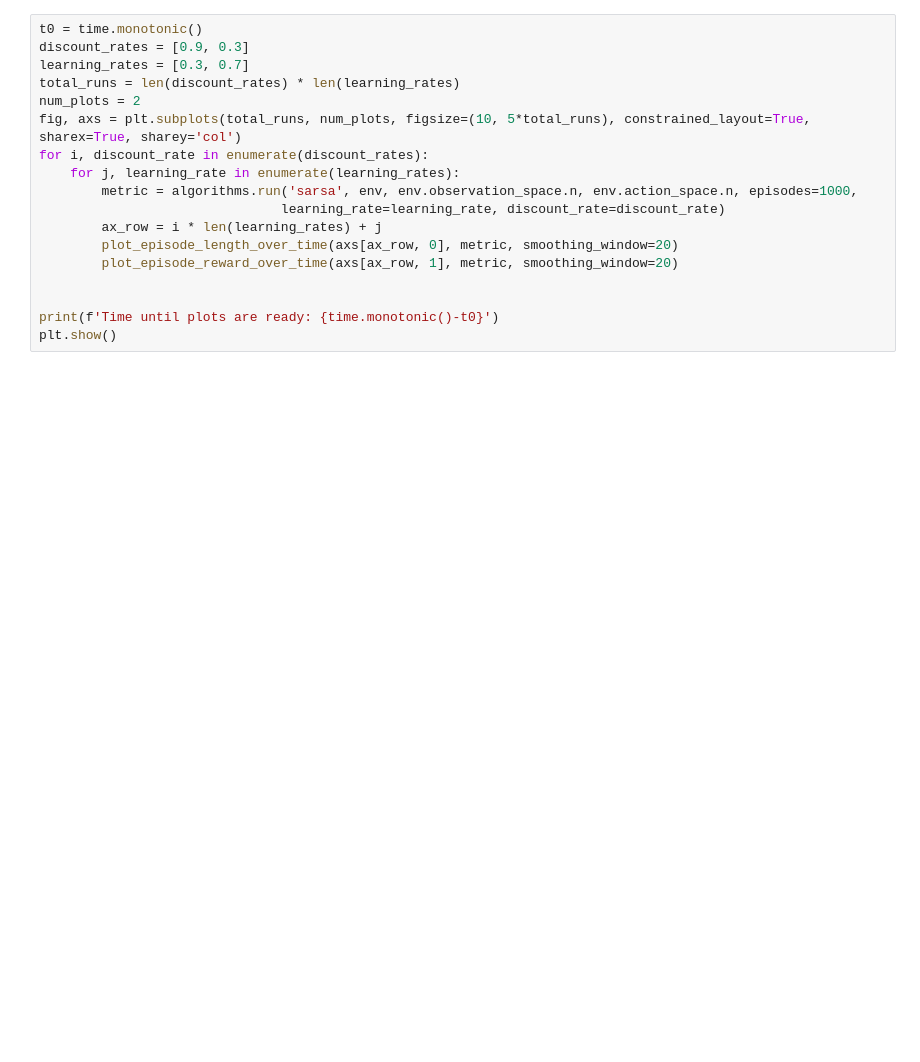
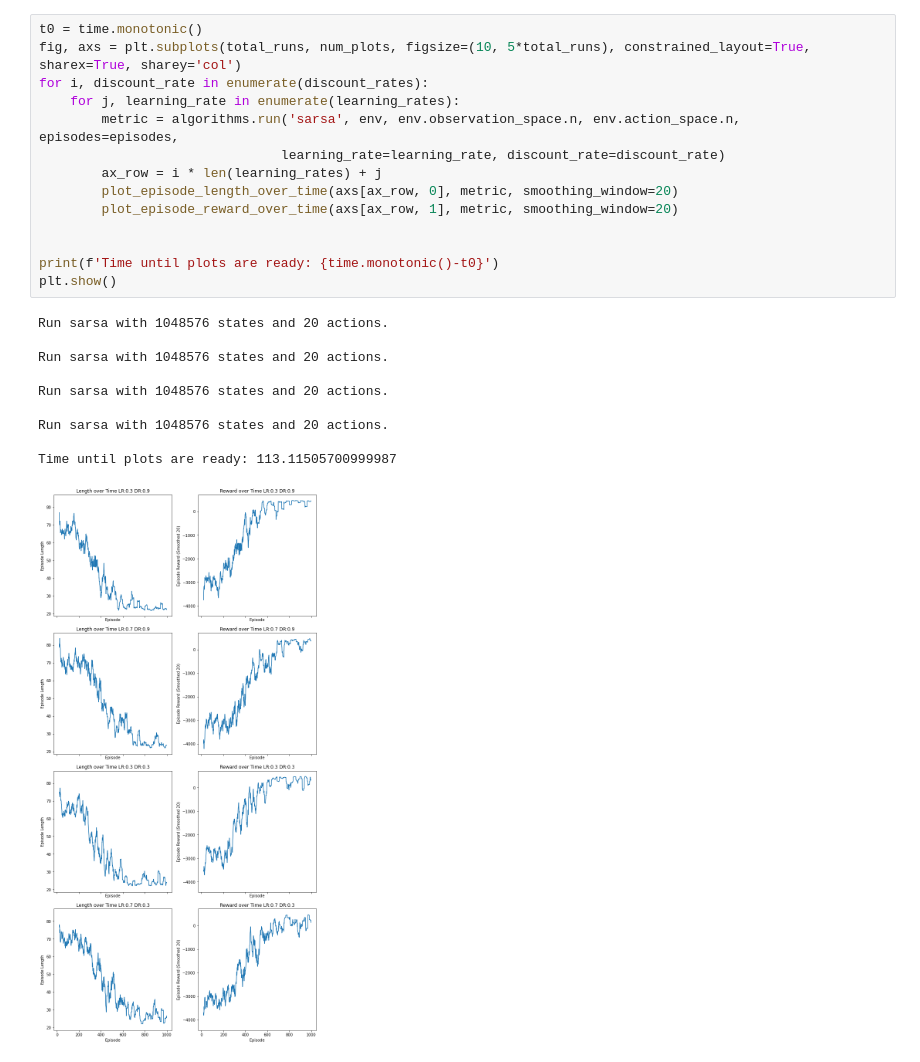
Before and after one commit to hpi-sam/rl-4-self-repair, a Jupyter notebook: qlearning_nb.ipynb, the cells around one changed output. Saved outputs shown, nothing was run; the diff lists cells and outputs as text; blank space fills up the shorter version.

```diff
--- a/qlearning_nb.ipynb
+++ b/qlearning_nb.ipynb
@@ -46,18 +54,25 @@ Run qlearning with 32 states and 5 actions.
 # %%
 t0 = time.monotonic()
-discount_rates = [0.9, 0.3]
-learning_rates = [0.3, 0.7]
-total_runs = len(discount_rates) * len(learning_rates)
-num_plots = 2
 fig, axs = plt.subplots(total_runs, num_plots, figsize=(10, 5*total_runs), constrained_layout=True, sharex=True, sharey='col')
 for i, discount_rate in enumerate(discount_rates):
     for j, learning_rate in enumerate(learning_rates):
-        metric = algorithms.run('sarsa', env, env.observation_space.n, env.action_space.n, episodes=1000,
+        metric = algorithms.run('sarsa', env, env.observation_space.n, env.action_space.n, episodes=episodes,
                                learning_rate=learning_rate, discount_rate=discount_rate)
         ax_row = i * len(learning_rates) + j
         plot_episode_length_over_time(axs[ax_row, 0], metric, smoothing_window=20)
         plot_episode_reward_over_time(axs[ax_row, 1], metric, smoothing_window=20)
 
 
 print(f'Time until plots are ready: {time.monotonic()-t0}')
 plt.show()
+# %% [output]
+Run sarsa with 1048576 states and 20 actions.
+
+Run sarsa with 1048576 states and 20 actions.
+
+Run sarsa with 1048576 states and 20 actions.
+
+Run sarsa with 1048576 states and 20 actions.
+
+Time until plots are ready: 113.11505700999987
+[figure, added]
```
Also changed, not shown: parts of 4 cells of this notebook, 5 other files.
